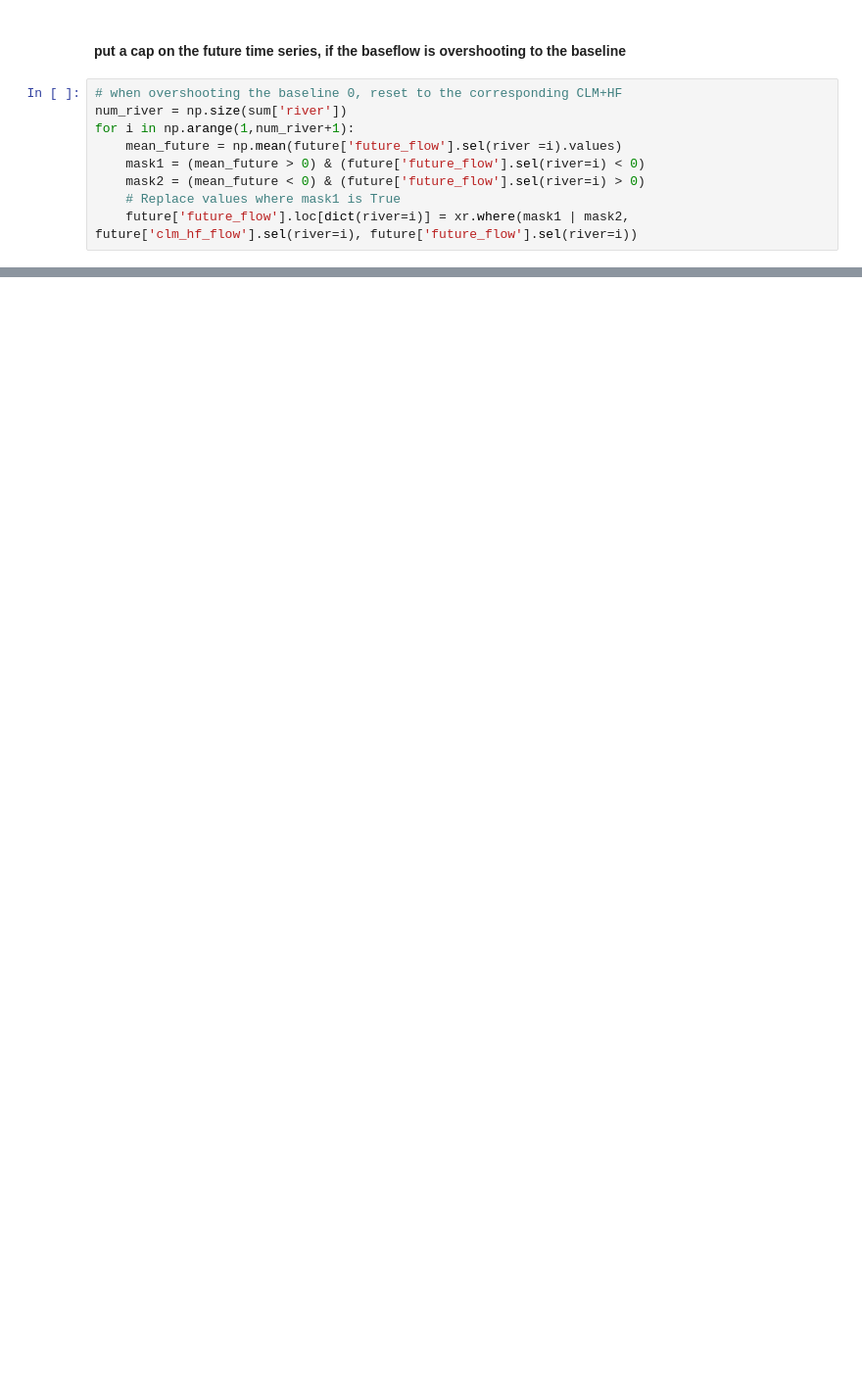
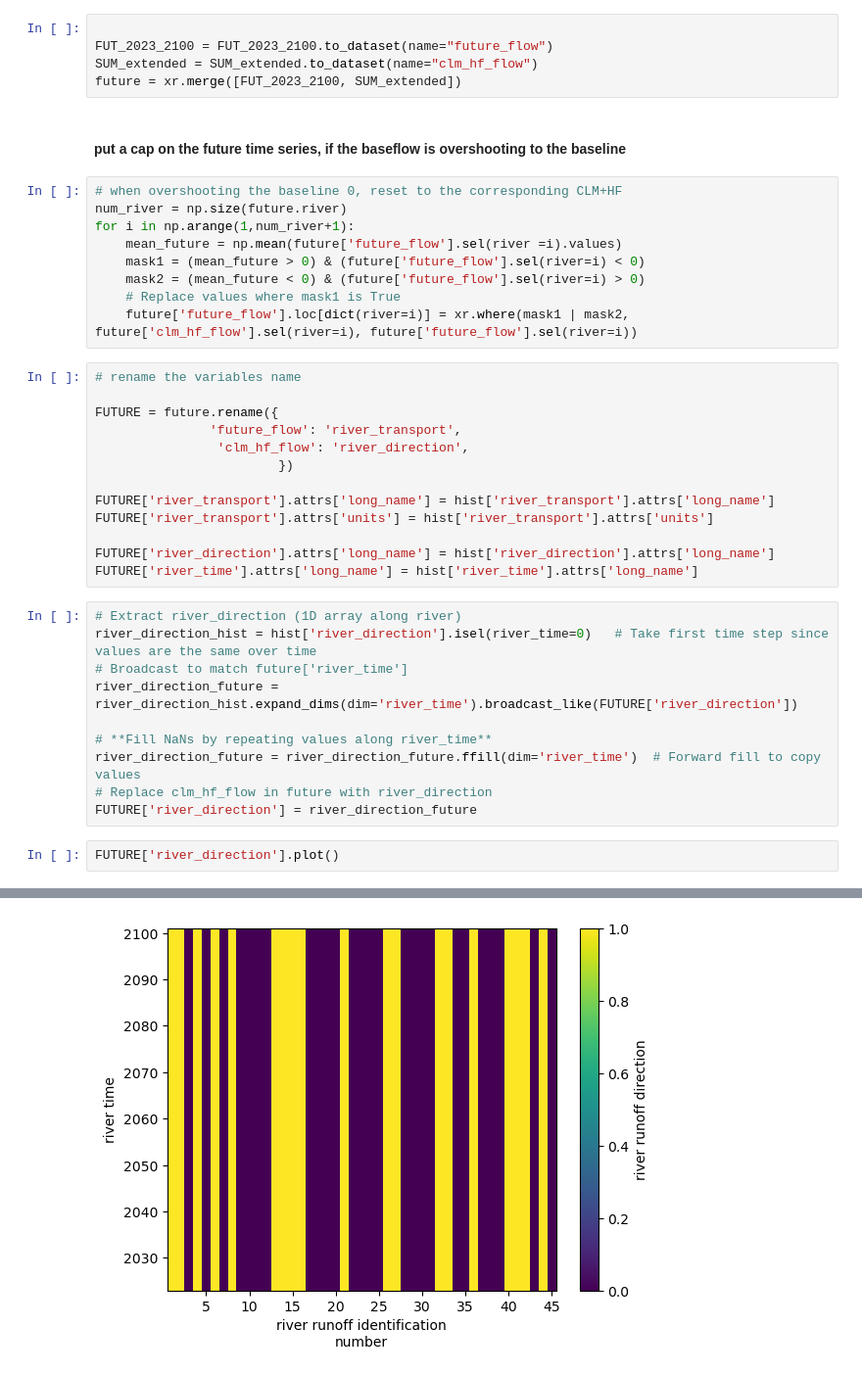
Before and after one commit to Zhu-Yifan/LO_user, a Jupyter notebook: misc/create_45_rivers_forcing_02.ipynb, the cells around one changed output, grey strips where cells are left out. Shown: that part at 98% size. Drawn from its saved outputs; the diff is of its cells as text; blank space fills up the shorter version.

Commit message:
river_forcing_02

```diff
--- a/misc/create_45_rivers_forcing_02.ipynb
+++ b/misc/create_45_rivers_forcing_02.ipynb
@@ -68,11 +67,42 @@ future = xr.merge([FUT_2023_2100, SUM_extended])
+# %%
+
+FUT_2023_2100 = FUT_2023_2100.to_dataset(name="future_flow")
+SUM_extended = SUM_extended.to_dataset(name="clm_hf_flow")
+future = xr.merge([FUT_2023_2100, SUM_extended])
 # %% [markdown]
 #### put a cap on the future time series, if the baseflow is overshooting to the baseline
 # %%
 # when overshooting the baseline 0, reset to the corresponding CLM+HF
-num_river = np.size(sum['river'])
+num_river = np.size(future.river)
 for i in np.arange(1,num_river+1):
     mean_future = np.mean(future['future_flow'].sel(river =i).values)
     mask1 = (mean_future > 0) & (future['future_flow'].sel(river=i) < 0)
     mask2 = (mean_future < 0) & (future['future_flow'].sel(river=i) > 0)
     # Replace values where mask1 is True
     future['future_flow'].loc[dict(river=i)] = xr.where(mask1 | mask2, future['clm_hf_flow'].sel(river=i), future['future_flow'].sel(river=i))
+# %%
+# rename the variables name
+
+FUTURE = future.rename({
+               'future_flow': 'river_transport',
+                'clm_hf_flow': 'river_direction',
+                        })
+
+FUTURE['river_transport'].attrs['long_name'] = hist['river_transport'].attrs['long_name']
+FUTURE['river_transport'].attrs['units'] = hist['river_transport'].attrs['units']
+
+FUTURE['river_direction'].attrs['long_name'] = hist['river_direction'].attrs['long_name']
+FUTURE['river_time'].attrs['long_name'] = hist['river_time'].attrs['long_name']
+# %%
+# Extract river_direction (1D array along river)
+river_direction_hist = hist['river_direction'].isel(river_time=0)   # Take first time step since values are the same over time
+# Broadcast to match future['river_time']
+river_direction_future = river_direction_hist.expand_dims(dim='river_time').broadcast_like(FUTURE['river_direction'])
+
+# **Fill NaNs by repeating values along river_time**
+river_direction_future = river_direction_future.ffill(dim='river_time')  # Forward fill to copy values
+# Replace clm_hf_flow in future with river_direction
+FUTURE['river_direction'] = river_direction_future
+# %%
+FUTURE['river_direction'].plot()
+# %% [output]
@@ -78,0 +110 @@ for i in np.arange(1,num_river+1):
+[figure, added]
```
Also changed, not shown: parts of 22 cells of this notebook.
